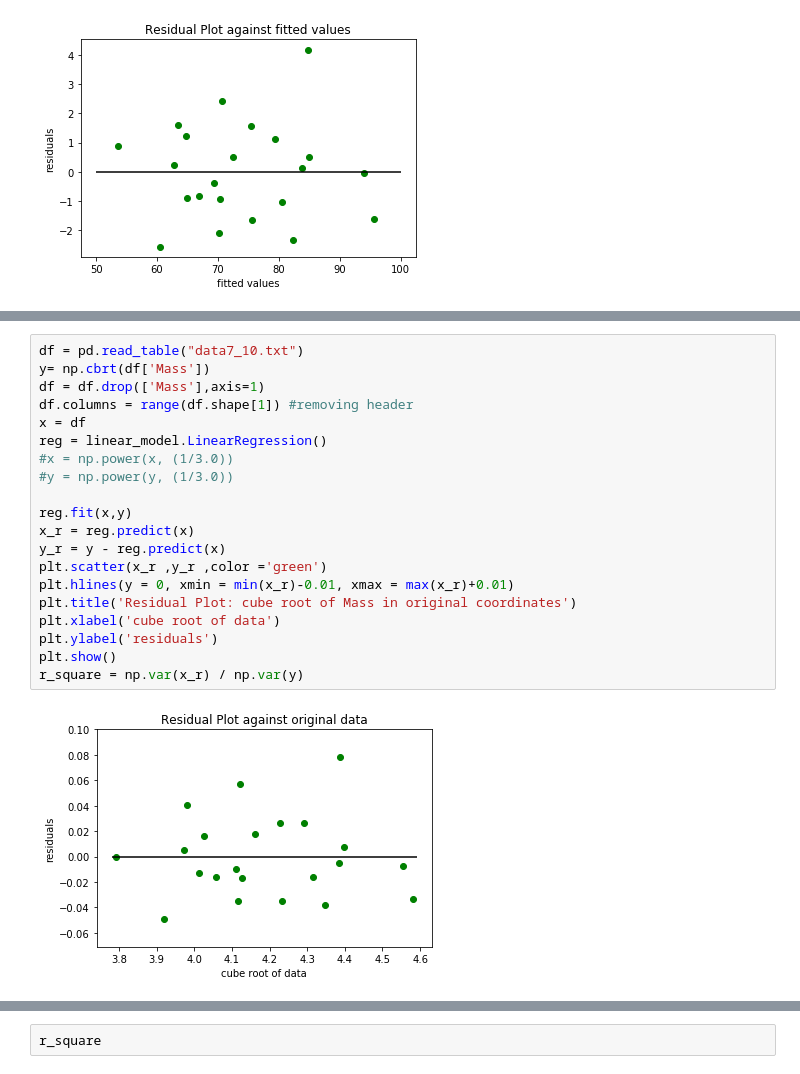
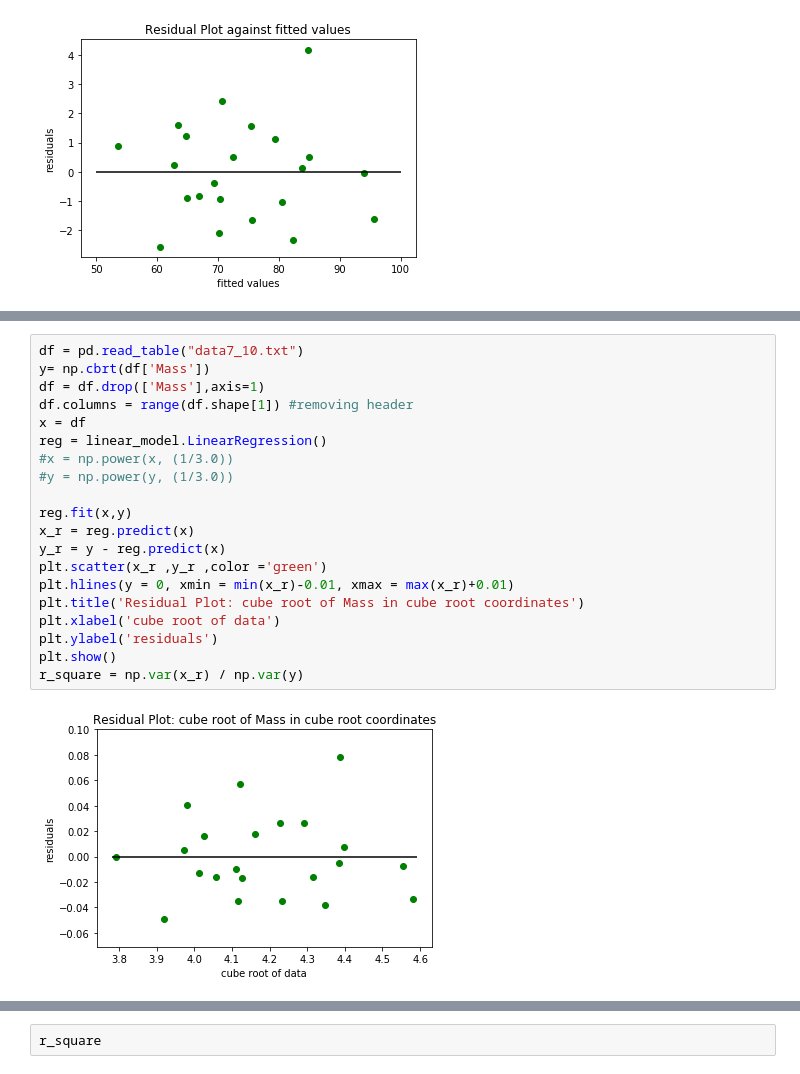
Before and after one commit to lpoon2/CS498-AML, a Jupyter notebook: hw5/hw5.2_T.ipynb, the cells around one changed output, grey strips where cells are left out. Cells and saved outputs as stored; diff of their text form.

```diff
--- a/hw5/hw5.2_T.ipynb
+++ b/hw5/hw5.2_T.ipynb
@@ -70,22 +93,22 @@ r_square
 # %%
 df = pd.read_table("data7_10.txt")
 y= np.cbrt(df['Mass'])
 df = df.drop(['Mass'],axis=1)
 df.columns = range(df.shape[1]) #removing header
 x = df
 reg = linear_model.LinearRegression()
 #x = np.power(x, (1/3.0))
 #y = np.power(y, (1/3.0))
 
 reg.fit(x,y)
 x_r = reg.predict(x)
 y_r = y - reg.predict(x)
 plt.scatter(x_r ,y_r ,color ='green')
 plt.hlines(y = 0, xmin = min(x_r)-0.01, xmax = max(x_r)+0.01)
-plt.title('Residual Plot: cube root of Mass in original coordinates')
+plt.title('Residual Plot: cube root of Mass in cube root coordinates')
 plt.xlabel('cube root of data')
 plt.ylabel('residuals')
 plt.show()
 r_square = np.var(x_r) / np.var(y)
 # %% [output]
-[figure, old version]
+[figure, new version]
```
Also changed, not shown: parts of 7 cells of this notebook.
